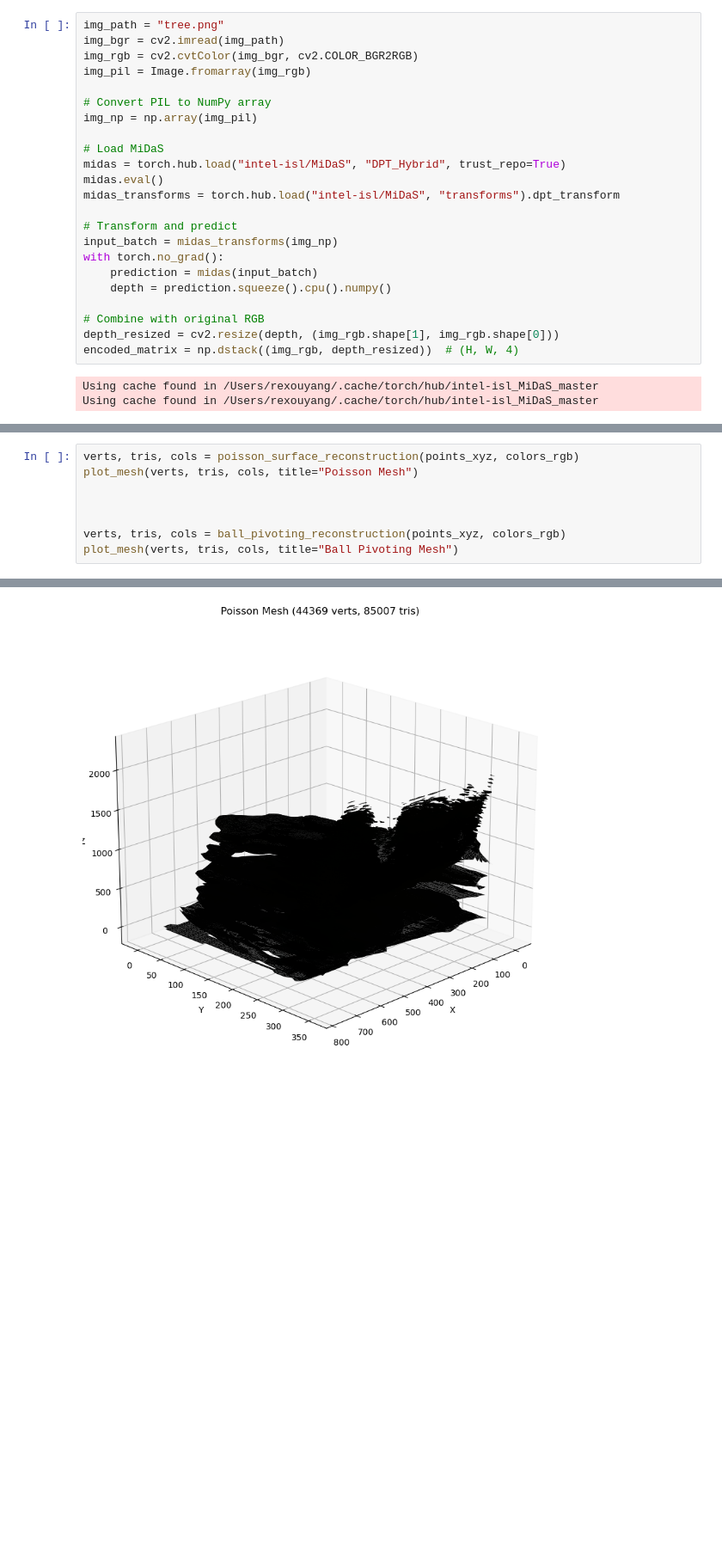
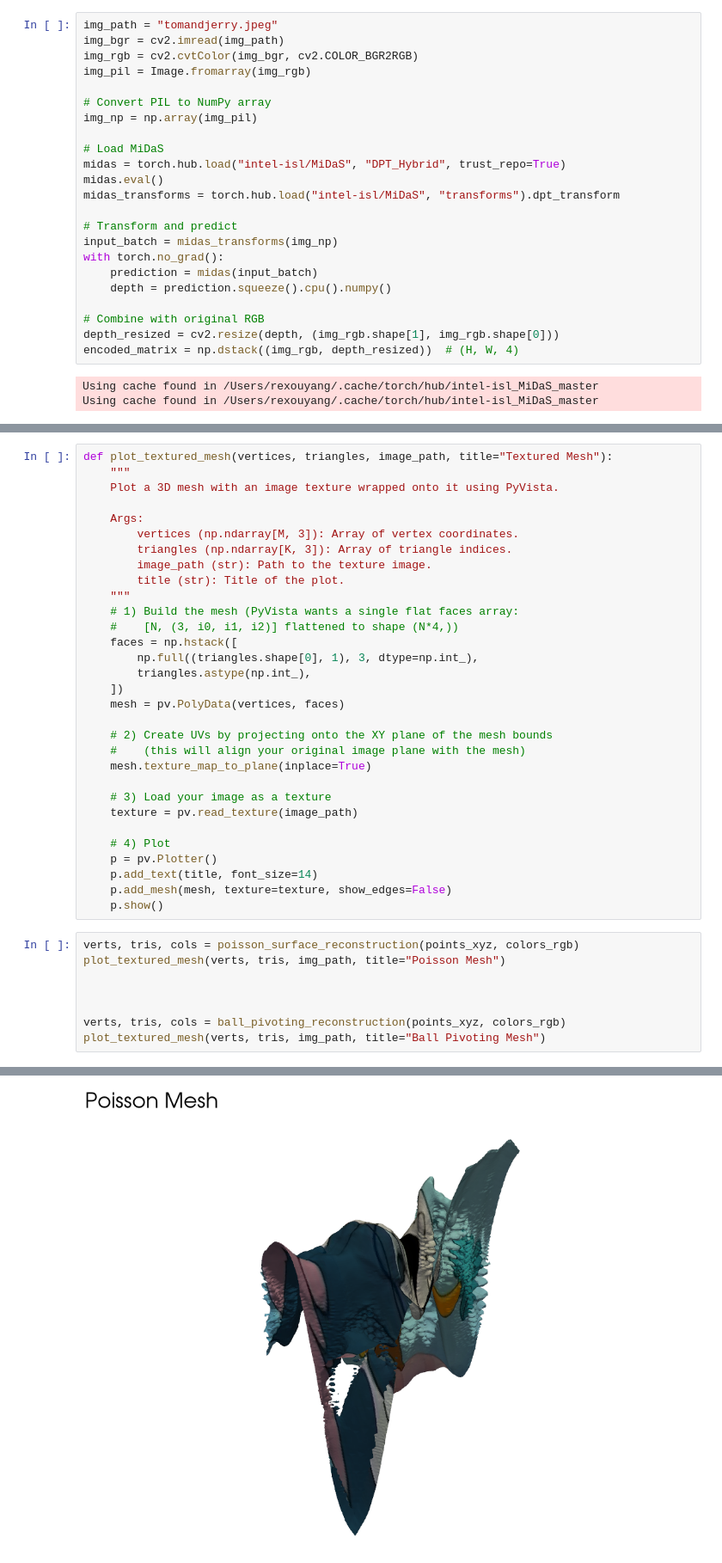
Before and after one commit to danielcoblentz/CalAI-Hacks, a Jupyter notebook: 2Dto3D.ipynb, the cells around one changed output, grey strips where cells are left out. Shown at 86% size. Cells and saved outputs as stored; diff of their text form; blank space fills up the shorter version.

```diff
--- a/2Dto3D.ipynb
+++ b/2Dto3D.ipynb
@@ -36,5 +34,5 @@ ModuleNotFoundError: No module named 'pyvista'
 # %%
-img_path = "tree.png"
+img_path = "tomandjerry.jpeg"
 img_bgr = cv2.imread(img_path)
 img_rgb = cv2.cvtColor(img_bgr, cv2.COLOR_BGR2RGB)
 img_pil = Image.fromarray(img_rgb)
@@ -247,9 +194,40 @@ def plot_mesh(vertices, triangles, vertex_colors=None, title="Mesh"):
+# %%
+def plot_textured_mesh(vertices, triangles, image_path, title="Textured Mesh"):
+    """
+    Plot a 3D mesh with an image texture wrapped onto it using PyVista.
+
+    Args:
+        vertices (np.ndarray[M, 3]): Array of vertex coordinates.
+        triangles (np.ndarray[K, 3]): Array of triangle indices.
+        image_path (str): Path to the texture image.
+        title (str): Title of the plot.
+    """
+    # 1) Build the mesh (PyVista wants a single flat faces array:
+    #    [N, (3, i0, i1, i2)] flattened to shape (N*4,))
+    faces = np.hstack([
+        np.full((triangles.shape[0], 1), 3, dtype=np.int_),
+        triangles.astype(np.int_),
+    ])
+    mesh = pv.PolyData(vertices, faces)
+
+    # 2) Create UVs by projecting onto the XY plane of the mesh bounds
+    #    (this will align your original image plane with the mesh)
+    mesh.texture_map_to_plane(inplace=True)
+
+    # 3) Load your image as a texture
+    texture = pv.read_texture(image_path)
+
+    # 4) Plot
+    p = pv.Plotter()
+    p.add_text(title, font_size=14)
+    p.add_mesh(mesh, texture=texture, show_edges=False)
+    p.show()
 # %%
 verts, tris, cols = poisson_surface_reconstruction(points_xyz, colors_rgb)
-plot_mesh(verts, tris, cols, title="Poisson Mesh")
+plot_textured_mesh(verts, tris, img_path, title="Poisson Mesh")
 
 
 
 verts, tris, cols = ball_pivoting_reconstruction(points_xyz, colors_rgb)
-plot_mesh(verts, tris, cols, title="Ball Pivoting Mesh")
+plot_textured_mesh(verts, tris, img_path, title="Ball Pivoting Mesh")
 # %% [output]
@@ -256 +238 @@ plot_mesh(verts, tris, cols, title="Ball Pivoting Mesh")
-[figure, old version]
+[figure, new version]
```
Also changed, not shown: parts of 5 cells of this notebook.
